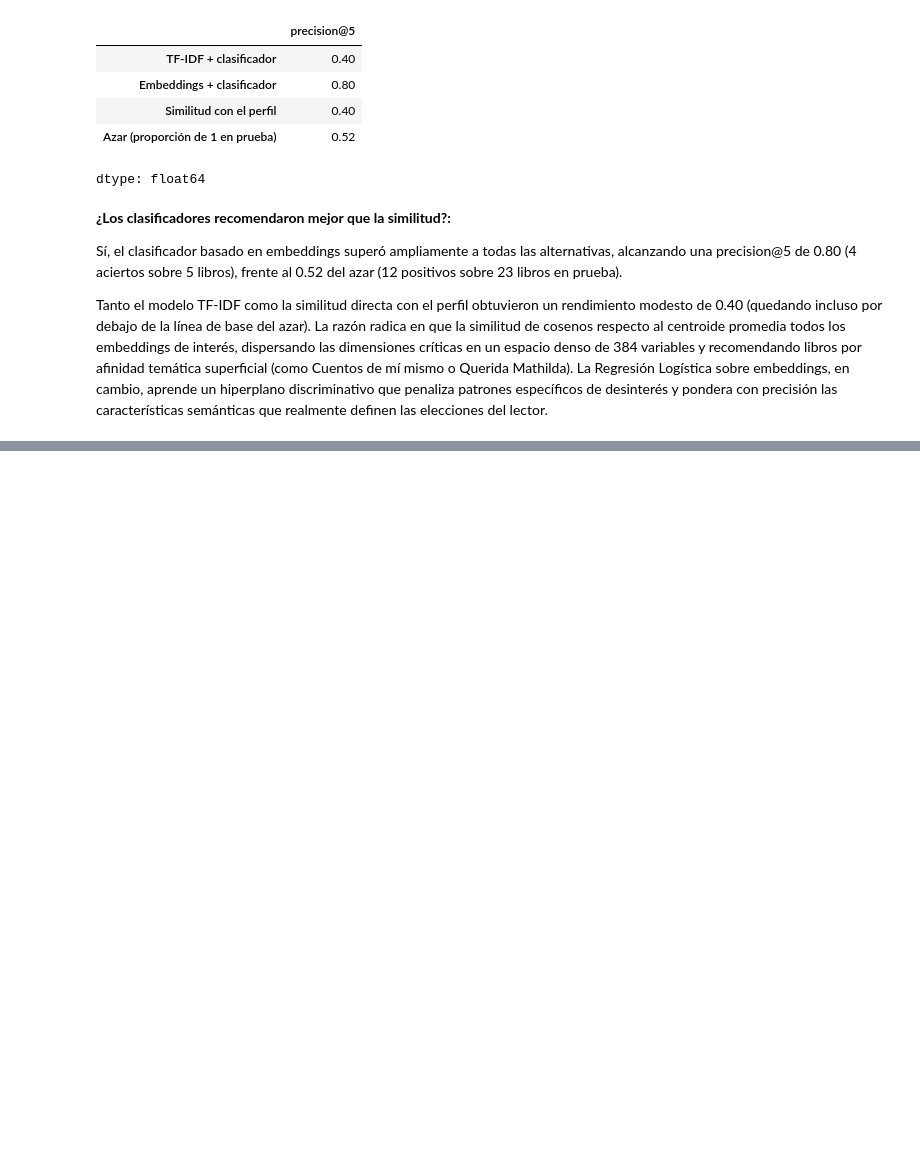
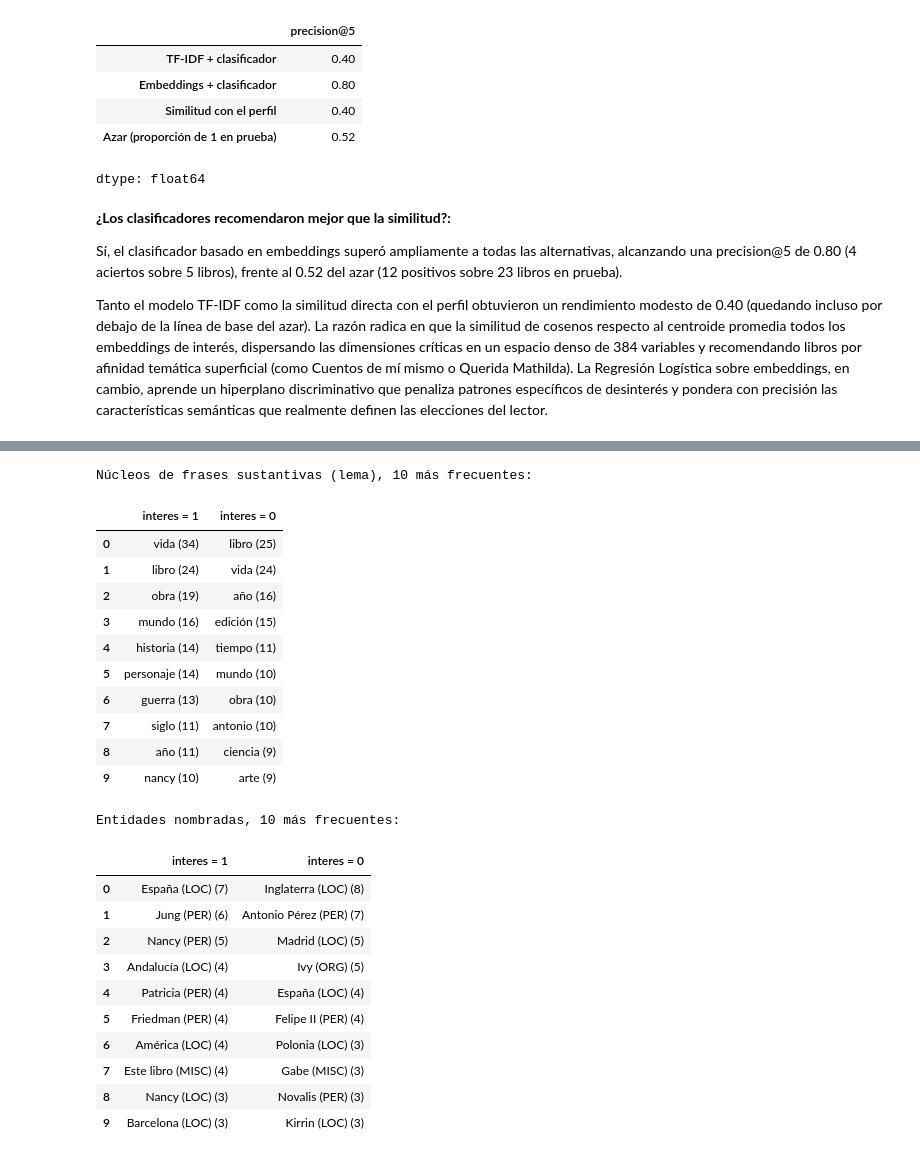
Before and after one commit to federicomaguirre/procesamiento-lenguaje-natural, a Jupyter notebook: tp3/TP3_marquardt_aguirre_venesia_zappala.ipynb, the cells around one changed output, grey strips where cells are left out. Drawn from its saved outputs; the diff is of its cells as text; code cells hidden in the pictures; blank space fills up the shorter version.

```diff
--- a/tp3/TP3_marquardt_aguirre_venesia_zappala.ipynb
+++ b/tp3/TP3_marquardt_aguirre_venesia_zappala.ipynb
@@ -1474,0 +1573,52 @@ Tanto el modelo TF-IDF como la similitud directa con el perfil obtuvieron un ren
+# %%
+ETIQUETAS_NUCLEO = {'NOUN', 'PROPN'}
+
+def frases_y_entidades(sinopsis):
+    frases = Counter()
+    entidades = Counter()
+    for doc in nlp.pipe(sinopsis):
+        for chunk in doc.noun_chunks:
+            if chunk.root.pos_ in ETIQUETAS_NUCLEO:
+                frases[chunk.root.lemma_.lower()] += 1
+        for ent in doc.ents:
+            entidades[f"{ent.text} ({ent.label_})"] += 1
+    return frases, entidades
+
+frases_1, entidades_1 = frases_y_entidades(pref_train[pref_train['interes'] == 1]['synopsis'])
+frases_0, entidades_0 = frases_y_entidades(pref_train[pref_train['interes'] == 0]['synopsis'])
+
+def tabla_top(c1, c0, n=10):
+    return pd.DataFrame({
+        'interes = 1': [f"{k} ({v})" for k, v in c1.most_common(n)],
+        'interes = 0': [f"{k} ({v})" for k, v in c0.most_common(n)],
+    })
+
+print("Núcleos de frases sustantivas (lema), 10 más frecuentes:")
+display(tabla_top(frases_1, frases_0))
+print("Entidades nombradas, 10 más frecuentes:")
+display(tabla_top(entidades_1, entidades_0))
+# %% [output]
+Núcleos de frases sustantivas (lema), 10 más frecuentes:
+|  | interes = 1 | interes = 0 |
+| 0 | vida (34) | libro (25) |
+| 1 | libro (24) | vida (24) |
+| 2 | obra (19) | año (16) |
+| 3 | mundo (16) | edición (15) |
+| 4 | historia (14) | tiempo (11) |
+| 5 | personaje (14) | mundo (10) |
+| 6 | guerra (13) | obra (10) |
+| 7 | siglo (11) | antonio (10) |
+| 8 | año (11) | ciencia (9) |
+| 9 | nancy (10) | arte (9) |
+Entidades nombradas, 10 más frecuentes:
+|  | interes = 1 | interes = 0 |
+| 0 | España (LOC) (7) | Inglaterra (LOC) (8) |
+| 1 | Jung (PER) (6) | Antonio Pérez (PER) (7) |
+| 2 | Nancy (PER) (5) | Madrid (LOC) (5) |
+| 3 | Andalucía (LOC) (4) | Ivy (ORG) (5) |
+| 4 | Patricia (PER) (4) | España (LOC) (4) |
+| 5 | Friedman (PER) (4) | Felipe II (PER) (4) |
+| 6 | América (LOC) (4) | Polonia (LOC) (3) |
+| 7 | Este libro (MISC) (4) | Gabe (MISC) (3) |
+| 8 | Nancy (LOC) (3) | Novalis (PER) (3) |
+| 9 | Barcelona (LOC) (3) | Kirrin (LOC) (3) |
```
Also changed, not shown: parts of 7 cells of this notebook.
